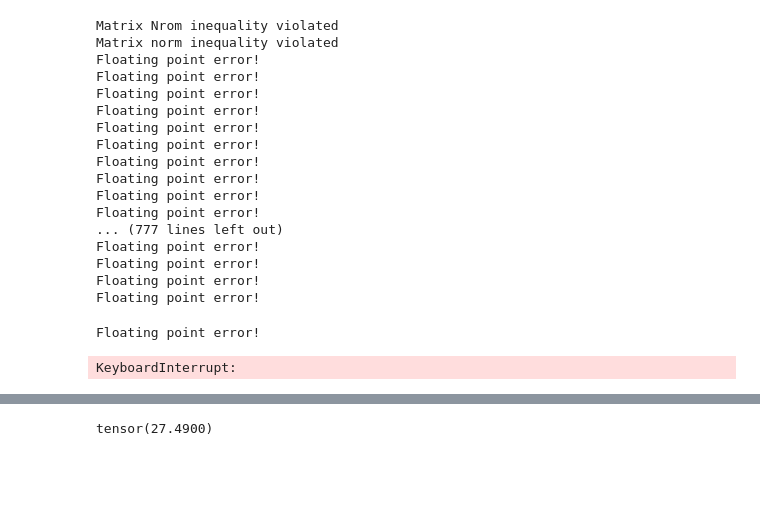
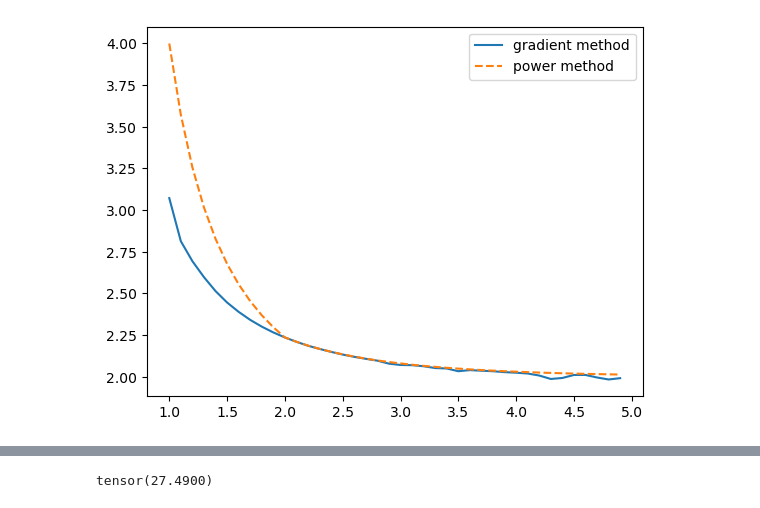
Before and after one commit to jackgoldrick/smoooooothOperatorrr, a Jupyter notebook: project/blueprints/pyhton/gen_comp_plot.ipynb, the cells around one changed output, grey strips where cells are left out. Drawn from its saved outputs; the diff is of its cells as text; code cells hidden in the pictures; blank space fills up the shorter version.

```diff
--- a/project/blueprints/pyhton/gen_comp_plot.ipynb
+++ b/project/blueprints/pyhton/gen_comp_plot.ipynb
@@ -15,9 +14,9 @@ The autoreload extension is already loaded. To reload it, use:
 # %%
-A = tc.complex(tc.Tensor([[2, 1], [1, 2], [1, 2], [2, 1]]), tc.zeros(4, 2))
+A = tc.complex(tc.Tensor([[2, 1], [1, 2]]), tc.zeros(2, 2))
 U = tc.complex(tc.Tensor([[1, 1], [1, -1]]), tc.zeros(2, 2)) / np.sqrt(2)
 y = tc.complex(
-        *[tc.normal(mean=tc.zeros((100,100)), std=1) for _ in range(2)]
-    ).to(device)
+    *[tc.normal(mean=tc.zeros((100,100)), std=1) for _ in range(2)]
+).to(device)
 # %%
 ps = np.arange(1, 5, 0.1)
 norms = [p_power(y, p, s_max=100)[0] for p in tqdm(ps)]
@@ -31,31 +29,15 @@ Using device: cpu
 [figure]
 # %%
-ps = np.arange(1, 10, 0.1)
+ps = np.arange(1, 5, 0.1)
 norms = [max_sim_diag(A, U, p) for p in tqdm(ps)]
 b, a = zip(*norms)
+b = [x.item() for x in b]
+a = [x.item() for x in a]
 plt.plot(ps, b, label='gradient method')
 plt.plot(ps, a, label='power method', linestyle='--')
 plt.legend()
 # qs = 1 - 1 / (1 - ps)
 # plt.plot(ps, np.maximum(2**(1/ps), 2**(1/ps)), linestyle='--', linewidth=2)
 plt.show()
 # %% [output]
-Matrix Nrom inequality violated
-Matrix norm inequality violated
-Floating point error!
-Floating point error!
-Floating point error!
-Floating point error!
-Floating point error!
-Floating point error!
-Floating point error!
-Floating point error!
-Floating point error!
-Floating point error!
-... (777 lines left out)
-Floating point error!
-Floating point error!
-Floating point error!
-Floating point error!
-Floating point error!
-KeyboardInterrupt:
+[figure, added]
```
Also changed, not shown: parts of 9 cells of this notebook, 2 other files.
